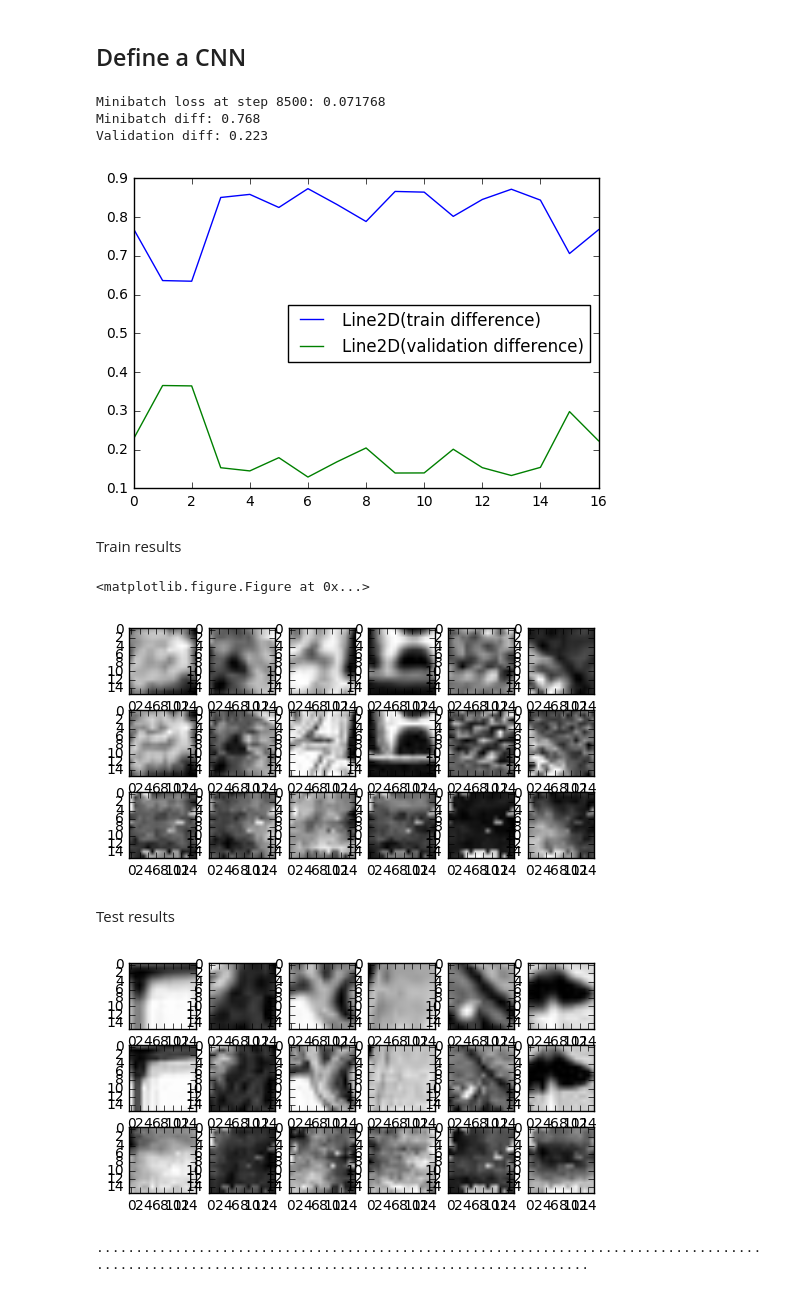
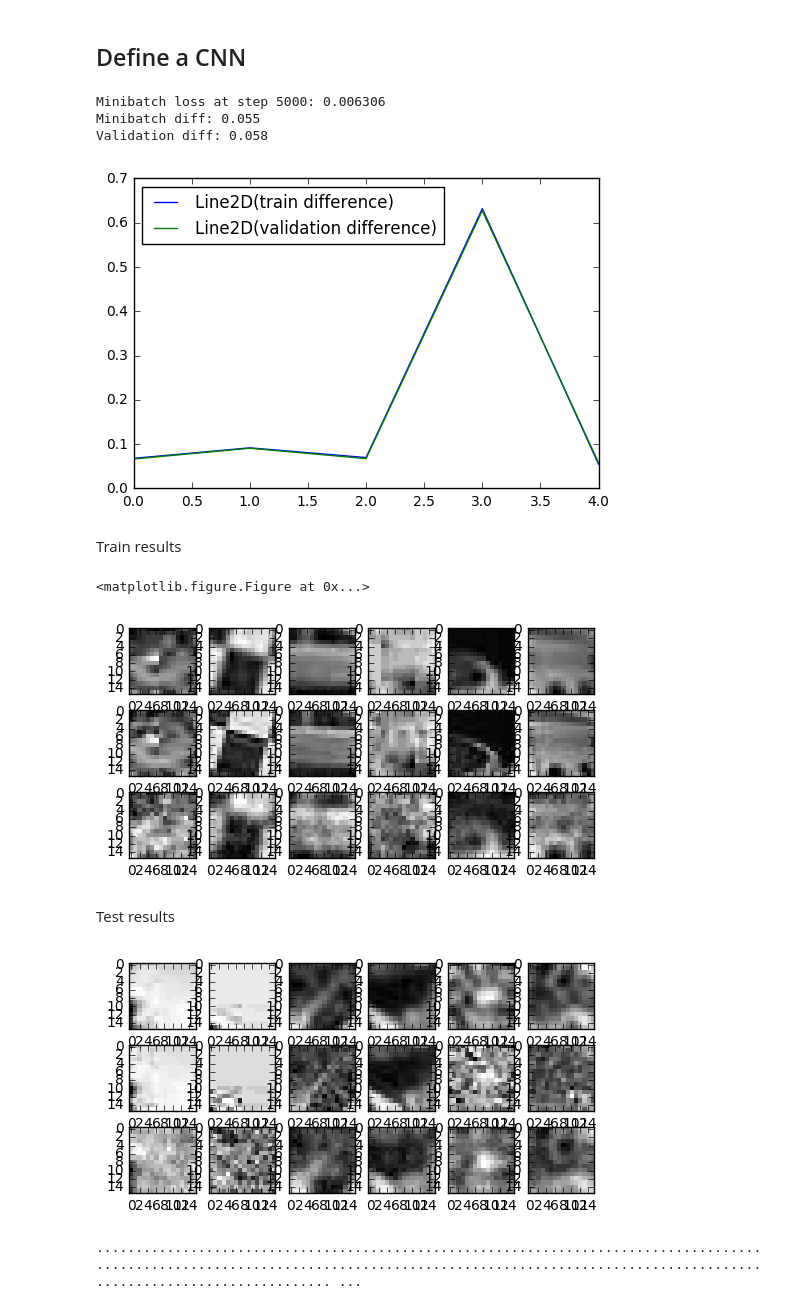
Before and after one commit to lucasdupin/ml-image-scaling, a Jupyter notebook: 2_autoencoder.ipynb, the cells around one changed output. Saved outputs shown, nothing was run; the diff lists cells and outputs as text; code cells hidden in the pictures.

Commit message:
model tunning

```diff
--- a/2_autoencoder.ipynb
+++ b/2_autoencoder.ipynb
@@ -47,12 +47,12 @@ patch_size = (16, 16)
 ## Define a CNN
 # %%
 # hidden parameters
-n_hidden_1 = 256 # 1st layer num features
-n_hidden_2 = 128 # 2nd layer num features
+n_hidden_1 = 2048 # 1st layer num features
+n_hidden_2 = 1024 # 2nd layer num features
 n_input = patch_size[0]*patch_size[1] # data shape
 
 # parameters
-intial_stddev = 0.1
+intial_stddev = 0.01
 training_epochs = 20
 batch_size = 256
 display_step = 1
@@ -118,7 +118,7 @@ with graph.as_default():
 
     # Learning rate with exponential decay
     global_step = tf.Variable(0, trainable=False)
-    learning_rate = tf.train.exponential_decay(0.01, global_step, 100000, 0.96, staircase=True)
+#     learning_rate = tf.train.exponential_decay(0.001, global_step, 100000, 0.96)
 #     optimizer = tf.train.GradientDescentOptimizer(learning_rate).minimize(loss)
     optimizer =  tf.train.RMSPropOptimizer(learning_rate).minimize(loss)
 
@@ -131,8 +131,8 @@ def difference(predictions, labels):
 #     diff = predictions - labels
 #     return np.sqrt(np.sum(diff ** 2))
 # %%
-save_step = 1000000
-preview_step = 500
+save_step = 10000
+preview_step = 1000
 examples_to_show = 6
 
 keep_training = True
@@ -191,7 +191,7 @@ with tf.Session(graph=graph) as session:
         # Showing training progress with a chart and images
         if (step % preview_step == 0):
             train_predictions = session.run(y_pred, feed_dict= feed_dict)
-            m_diff = accuracy(train_predictions, batch_labels)
+            m_diff = difference(train_predictions, batch_labels)
             minibatch_diff.append(m_diff)
 
             # Validation score
@@ -218,48 +218,48 @@ with tf.Session(graph=graph) as session:
             print("Minibatch loss at step %d: %f" % (step, l))
             print("Minibatch diff: %.3f" % m_diff)
             print("Validation diff: %.3f" % v_diff)
 
             show_stats()
 
             display(Markdown("Train results"))
             # Compare original images with their reconstructions
             f, a = plt.subplots(3, examples_to_show, figsize=(examples_to_show, 3))
             for i in range(examples_to_show):
                 image_shape = patch_size
-                a[0][i].imshow(np.reshape(batch_data[i], image_shape), cmap="gray")
-                a[1][i].imshow(np.reshape(batch_labels[i], image_shape), cmap="gray")
-                a[2][i].imshow(np.reshape(train_predictions[i], image_shape), cmap="gray")
+                a[0][i].imshow(np.reshape(batch_data[i], image_shape), cmap="gray", interpolation="nearest")
+                a[1][i].imshow(np.reshape(batch_labels[i], image_shape), cmap="gray", interpolation="nearest")
+                a[2][i].imshow(np.reshape(train_predictions[i], image_shape), cmap="gray", interpolation="nearest")
             f.show()
             plt.show()
 
             display(Markdown("Test results"))
             # Compare original images with their reconstructions
             f, a = plt.subplots(3, examples_to_show, figsize=(examples_to_show, 3))
             for i in range(examples_to_show):
                 image_shape = patch_size
-                a[0][i].imshow(np.reshape(valid_data[i], image_shape), cmap="gray")
-                a[1][i].imshow(np.reshape(valid_labels[i], image_shape), cmap="gray")
-                a[2][i].imshow(np.reshape(valid_predictions[i], image_shape), cmap="gray")
+                a[0][i].imshow(np.reshape(valid_data[i], image_shape), cmap="gray", interpolation="nearest")
+                a[1][i].imshow(np.reshape(valid_labels[i], image_shape), cmap="gray", interpolation="nearest")
+                a[2][i].imshow(np.reshape(valid_predictions[i], image_shape), cmap="gray", interpolation="nearest")
             f.show()
             plt.show()
 
 
         if (step % save_step == 0):
-            save_path = saver.save(session, ("model_global_step_%s_chart_step_%s.ckpt" % (step, len(minibatch_loss))))
+            save_path = saver.save(session, ("model_global_step_%s_chart_step_%s.ckpt" % (step, len(minibatch_diff))))
             print("Model saved in file: %s" % save_path)
 
-    test_predictions = session.run(y_pred, feed_dict= {
-        tf_X: X_test[:n_hidden_1]
-    })
-    print('Test difference: %.1f' % difference(test_predictions[:n_hidden_1], y_test[:n_hidden_1]))
+#     test_predictions = session.run(y_pred, feed_dict= {
+#         tf_X: X_test[:n_hidden_1]
+#     })
+#     print('Test difference: %.1f' % difference(test_predictions[:n_hidden_1], y_test[:n_hidden_1]))
 # %% [output]
-Minibatch loss at step 8500: 0.071768
-Minibatch diff: 0.768
-Validation diff: 0.223
+Minibatch loss at step 5000: 0.006306
+Minibatch diff: 0.055
+Validation diff: 0.058
-[figure, old version]
+[figure, new version]
 Train results
 <matplotlib.figure.Figure at 0x...>
-[figure, old version]
+[figure, new version]
 Test results
-[figure, old version]
+[figure, new version]
-....................................................................................................................................................
+........................................................................................................................................................................................................ ...
```
